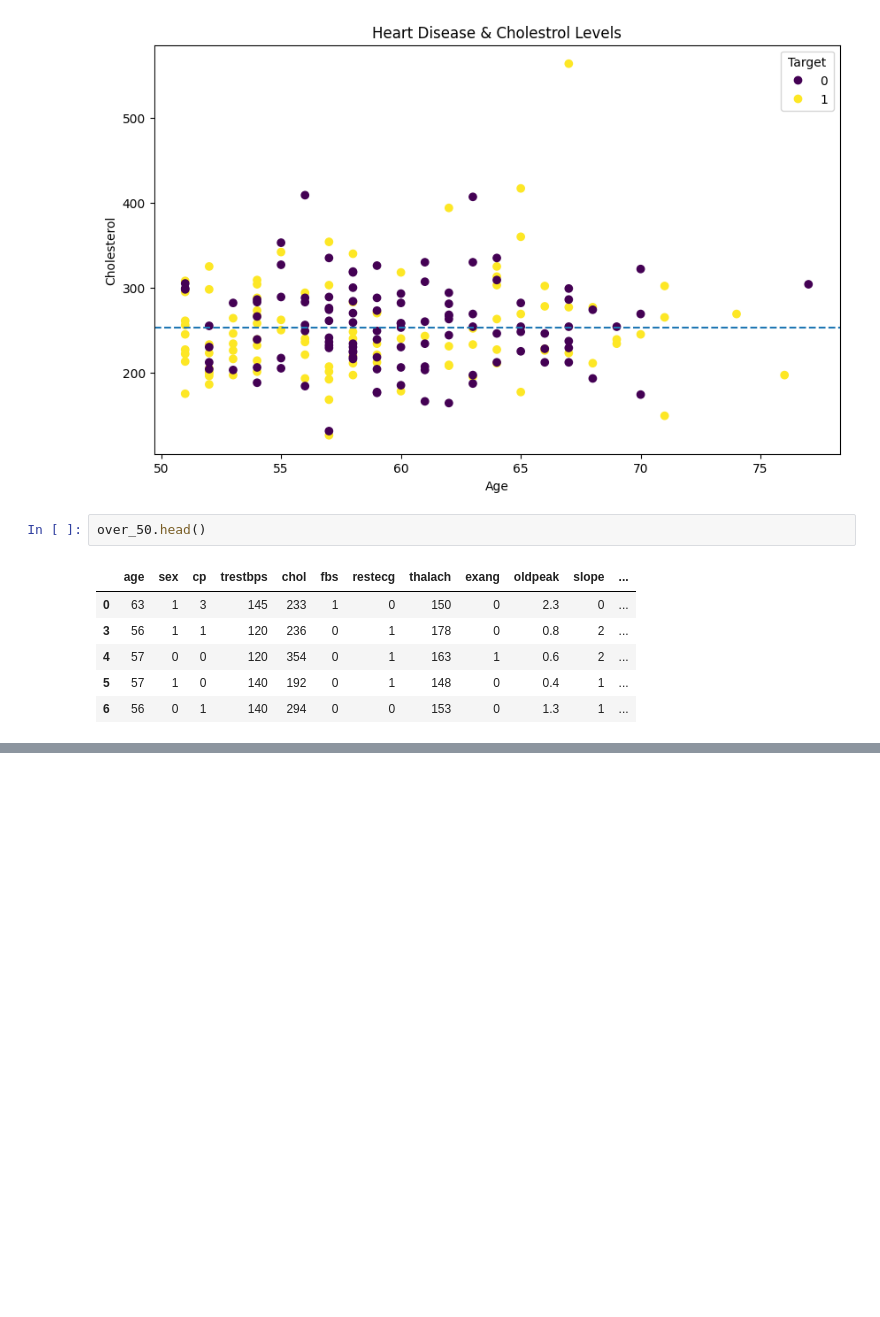
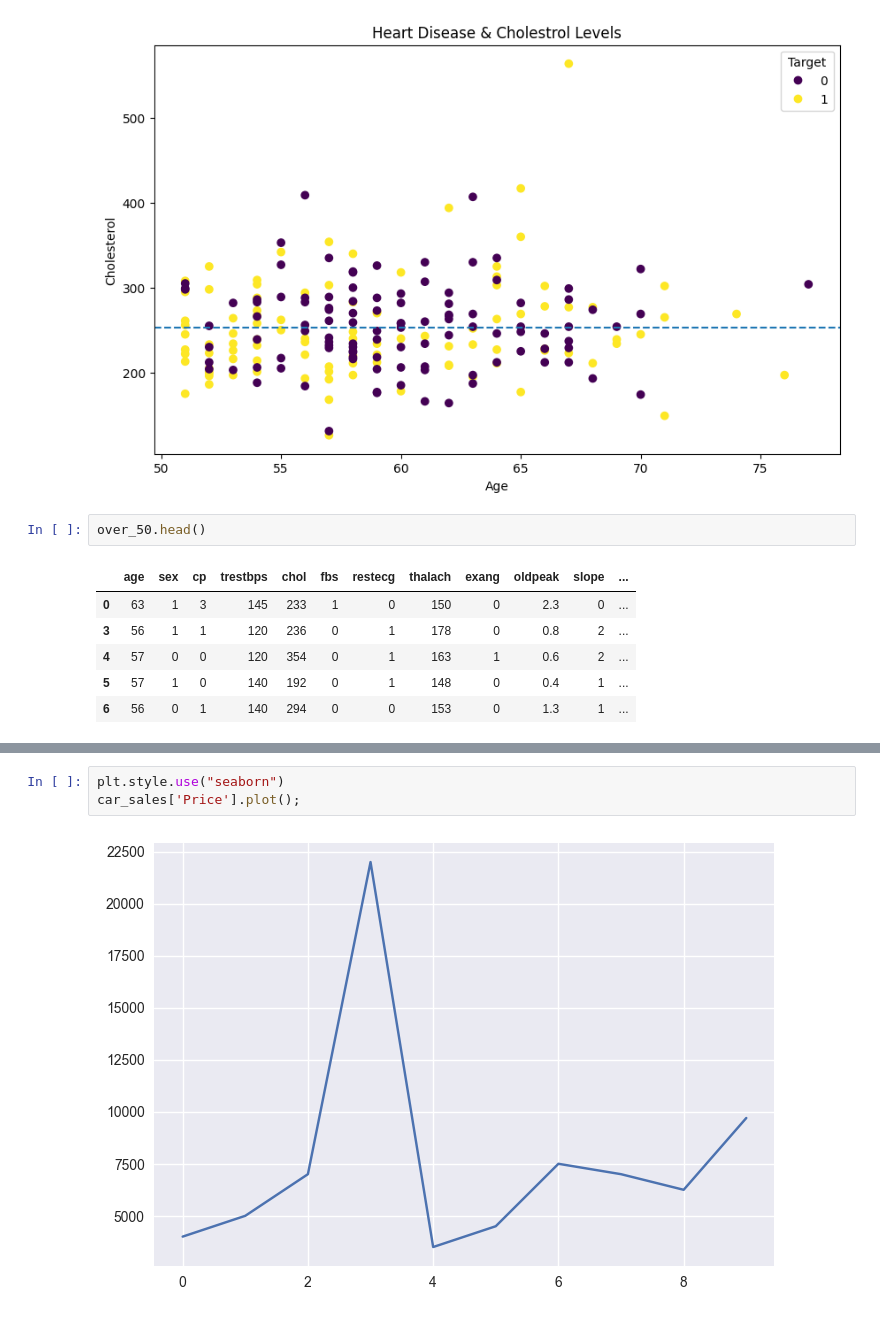
Before and after one commit to abbaac/dataScienceBootCamp, a Jupyter notebook: sample_project_1/matplotlib/Intro to Matplotlib.ipynb, the cells around one changed output, grey strips where cells are left out. Drawn from its saved outputs; the diff is of its cells as text; blank space fills up the shorter version.

```diff
--- a/sample_project_1/matplotlib/Intro to Matplotlib.ipynb
+++ b/sample_project_1/matplotlib/Intro to Matplotlib.ipynb
@@ -472,0 +530,5 @@ ax0.axhline(y=over_50['chol'].mean(),
+# %%
+plt.style.use("seaborn")
+car_sales['Price'].plot();
+# %% [output]
+[figure, added]
```
Also changed, not shown: parts of 14 cells of this notebook.
